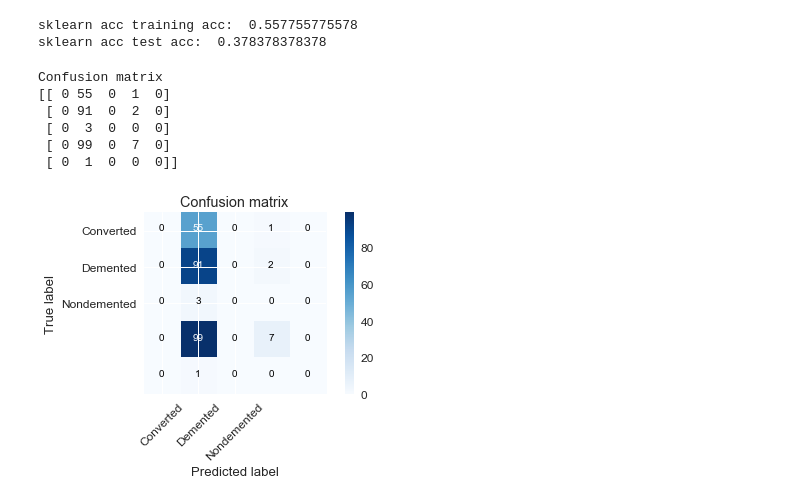
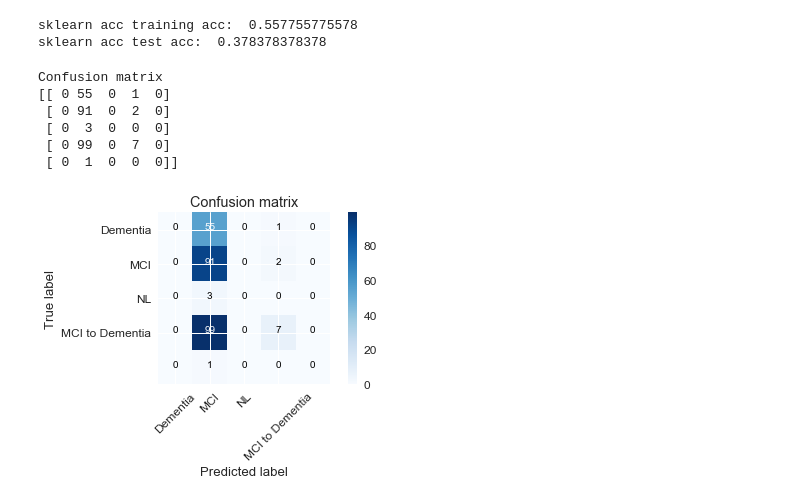
Before and after one commit to kechavez/AD_Classification, a Jupyter notebook: Alzheimer Visualization and Learning.ipynb, the cells around one changed output. Saved outputs shown, nothing was run; the diff lists cells and outputs as text; code cells hidden in the pictures.

```diff
--- a/Alzheimer Visualization and Learning.ipynb
+++ b/Alzheimer Visualization and Learning.ipynb
@@ -210,6 +188,6 @@ tadpole2
 # %%
 ########### USING OTHER BIOMARKERS #############
-x_train, y_train, x_test, y_test = ps_tadpole2(tadpole2, train_split, biomarkers)
-print('xt',x_train)
+x_train, y_train, x_test, y_test = ps_tadpole2(tadpole2, train_split)
+# print('xt',x_train)
 print('tadpole train labels preprocssed.')
 # %% [output]
@@ -251,14 +213,14 @@ sklearn acc test acc:  0.378378378378
 # %%
 # Confusion Matrix
 cnf_matrix=confusion_matrix(y_test, predicted_labels)
-class_names=list(['Converted','Demented','Nondemented'])
+class_names=list(['Dementia','MCI','NL','MCI to Dementia'])
 
 plot_confusion_matrix(cnf_matrix, classes=class_names, title='Confusion matrix')
 # %% [output]
 Confusion matrix
 [[ 0 55  0  1  0]
  [ 0 91  0  2  0]
  [ 0  3  0  0  0]
  [ 0 99  0  7  0]
  [ 0  1  0  0  0]]
-[figure, old version]
+[figure, new version]
```
Also changed, not shown: parts of 7 cells of this notebook, 1 other file.
